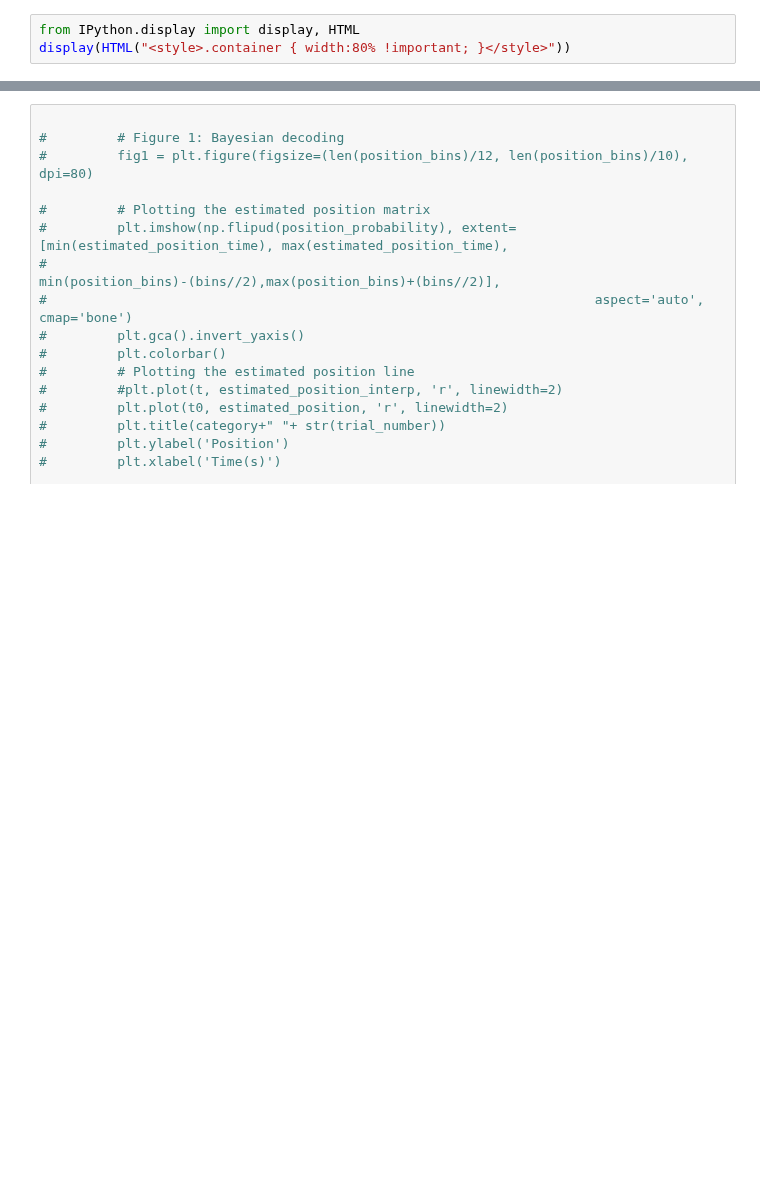
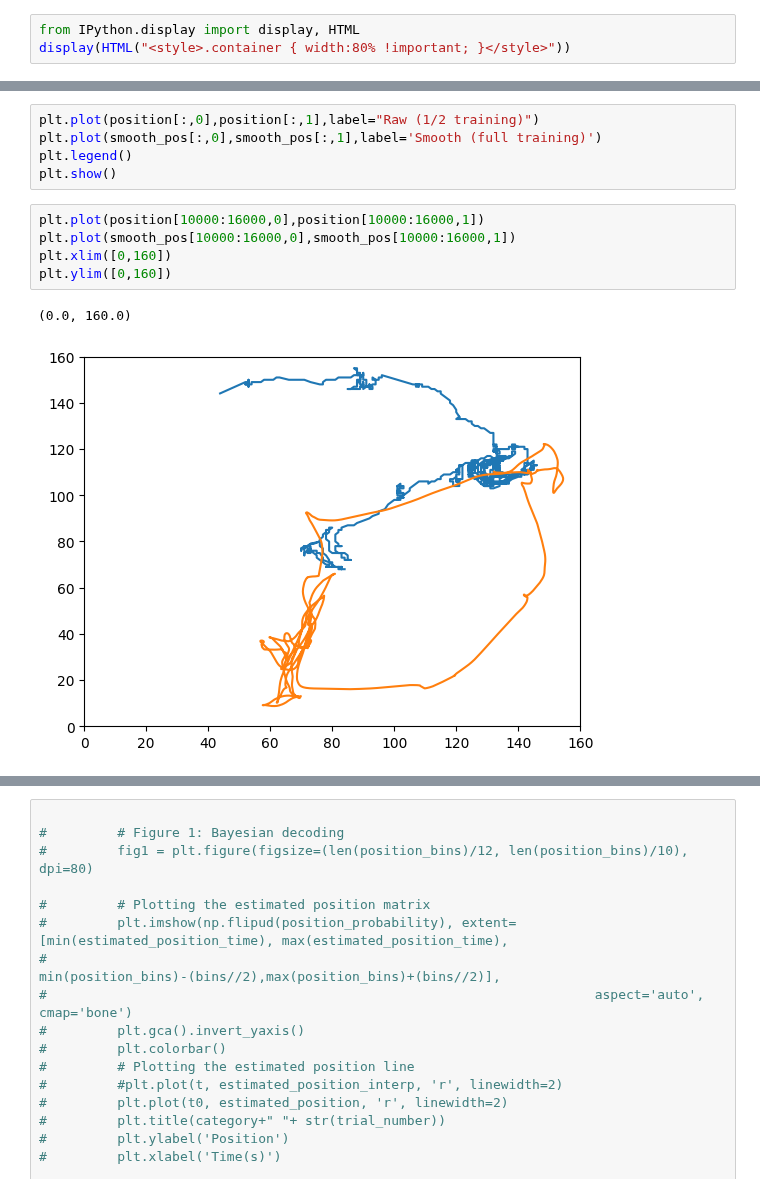
Before and after one commit to shauryagoyall/Andrea-Data, a Jupyter notebook: Calculate-Place-Map.ipynb, the cells around one changed output, grey strips where cells are left out. Drawn from its saved outputs; the diff is of its cells as text; blank space fills up the shorter version.

```diff
--- a/Calculate-Place-Map.ipynb
+++ b/Calculate-Place-Map.ipynb
@@ -412,3 +446,16 @@ brain_region
+# %%
+plt.plot(position[:,0],position[:,1],label="Raw (1/2 training)")
+plt.plot(smooth_pos[:,0],smooth_pos[:,1],label='Smooth (full training)')
+plt.legend()
+plt.show()
+# %%
+plt.plot(position[10000:16000,0],position[10000:16000,1])
+plt.plot(smooth_pos[10000:16000,0],smooth_pos[10000:16000,1])
+plt.xlim([0,160])
+plt.ylim([0,160])
+# %% [output]
+(0.0, 160.0)
+[figure, added]
 # %%
 def calculate_estimated_position(t0, time_bin_width, place_fields, binned_spikes, position_bins, good_place_cells):
     bayesian_threshold= 10 ** (np.log2(len(place_fields)) - np.log2(8000))
```
Also changed, not shown: parts of 18 cells of this notebook.
